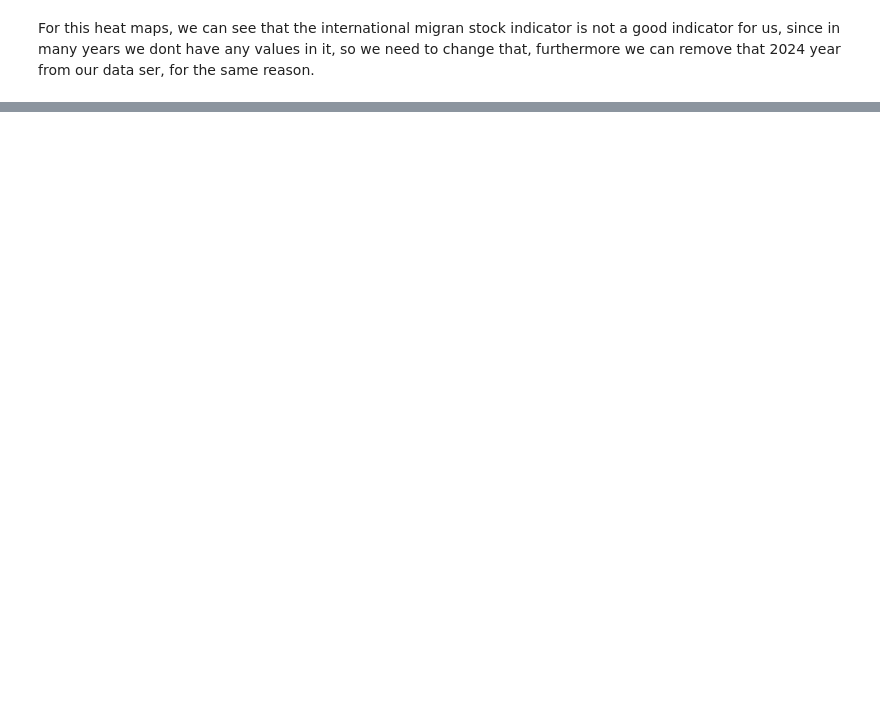
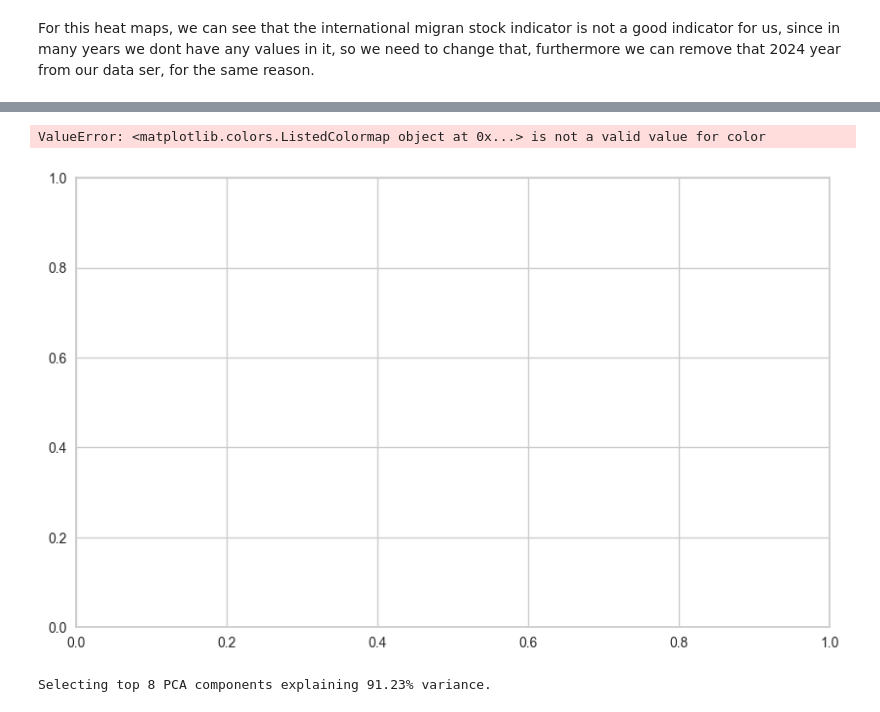
Before and after one commit to TheSotti/World_Bank_Data, a Jupyter notebook: main.ipynb, the cells around one changed output, grey strips where cells are left out. Cells and saved outputs as stored; diff of their text form; code cells hidden in the pictures; blank space fills up the shorter version.

```diff
--- a/main.ipynb
+++ b/main.ipynb
@@ -281,0 +307,22 @@ df_filtered_imputed = imput_indicators_lr(df_filtered)
+# %%
+df = df_filtered_imputed.copy()
+
+# 1. Filter to the most recent year
+target_year = df['date'].max()
+df_latest = df[df['date'] == target_year].copy()
+
+# 2. Select all numeric features (excluding 'country' and 'date') for PCA
+features = [col for col in df_latest.columns if col not in ['country', 'date']]
+X = df_latest[features].values
+
+# 3. Apply StandardScaler to normalize the data
+scaler = StandardScaler()
+X_scaled = scaler.fit_transform(X)  # This centers and scales the data
+
+# 4. Perform PCA on the scaled data
+pca = PCA()
+X_pca = pca.fit_transform(X_scaled)
+
+# Explained variance
+print("Explained variance per component:")
+print(pca.explained_variance_ratio_)
@@ -281,0 +337,24 @@ df_filtered_imputed = imput_indicators_lr(df_filtered)
+# %%
+# Visualize the scree plot
+colors = plt.get_cmap('tab10')
+plt.figure(figsize=(10,6))
+plt.plot(range(1, len(pca.explained_variance_ratio_)+1),
+         pca.explained_variance_ratio_, 'o-', linewidth=2,color = colors)
+plt.title('Scree Plot')
+plt.xlabel('Principal Component')
+plt.ylabel('Explained Variance Ratio')
+plt.xticks(range(1, len(pca.explained_variance_ratio_)+1))
+plt.grid(True)
+plt.show()
+# %% [output]
+ValueError: <matplotlib.colors.ListedColormap object at 0x...> is not a valid value for color
+[figure, added]
+# %%
+
+# 4. Determine number of components to explain 90% variance
+explained = pca.explained_variance_ratio_.cumsum()
+n_selected = (explained >= 0.9).argmax()+1
+print(f"Selecting top {n_selected} PCA components explaining {explained[n_selected-1]:.2%} variance.")
+X_selected = X_pca[:, :n_selected]
+# %% [output]
+Selecting top 8 PCA components explaining 91.23% variance.
```
Also changed, not shown: parts of 19 cells of this notebook.
